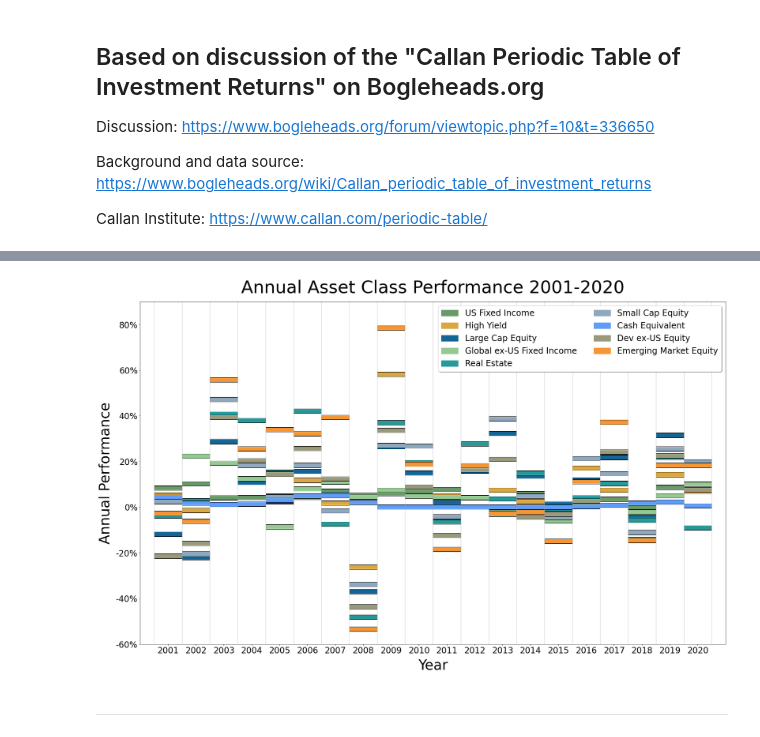
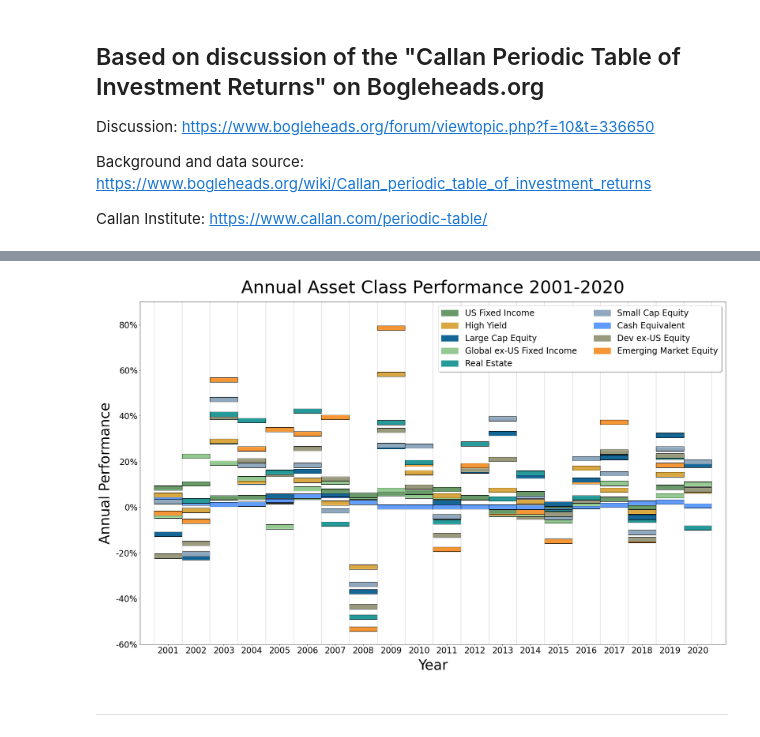
Before and after one commit to jsprag/Callan-Chart, a Jupyter notebook: Callan_Chart.ipynb, the cells around one changed output, grey strips where cells are left out. Cells and saved outputs as stored; diff of their text form; code cells hidden in the pictures.

Commit message:
Use z-order
Set z-order of plots on annual asset rectangular boxes so that within each year the lower performers are on a deeper layer than higher performers.

```diff
--- a/Callan_Chart.ipynb
+++ b/Callan_Chart.ipynb
@@ -73,7 +73,7 @@ title_size= 50
 legend_size = 24
 suptitle_size = 30
 # %%
-def draw_box(year, pct, height, facecolor, edgecolor, alpha=1.0):
+def draw_box(year, pct, height, facecolor, edgecolor, alpha=1.0, z_order = 1):
     '''helper function to create matplotlib rectangle'''
     # set lower left corner
     x = year - 0.5
@@ -84,7 +84,7 @@ def draw_box(year, pct, height, facecolor, edgecolor, alpha=1.0):
     dy = height
 
     # create rectangle and add to plot
-    rect = mpatches.Rectangle((x,y), dx, dy, facecolor=facecolor, edgecolor=edgecolor, alpha=alpha)
+    rect = mpatches.Rectangle((x,y), dx, dy, facecolor=facecolor, edgecolor=edgecolor, alpha=alpha, zorder = z_order)
     ax.add_patch(rect)
 # %%
 # find max and min values for plot scaling
@@ -127,50 +127,60 @@ height = 2
 edgecolor = 'black'
 
 # iterate through table values and call function to draw rectangles
-for i in df.index:
-    for c in df.columns:
-        val = df[c].loc[i]
-        draw_box(i, val, height, colors[c], edgecolor, alpha)
+# sort each year so that rectangles are drawn from lowest performer to highest
+
+# iterate through each year in index
+for year in df.index:
+    # create temporary series for given year, sorted in ascending order by performance
+    temp = df.loc[year].sort_values()
+    # go through each class in ascending order
+    for c in range(len(temp)):
+        # extract performance of class 'c' in year
+        val = temp[c]
+        # set z-order so that lower performers are underneath higher performers
+        z_order = c
+        # draw rectangle with call to function
+        draw_box(year, val, height, colors[temp.index[c]], edgecolor, alpha, z_order)
 
         # add label to max and min
         if min_max:
-            if val == df.max(axis=1)[i]:
-                ax.text(x=i, y=val+2, s=abbrevs[c], ha='center')
-            if val == df.min(axis=1)[i]:
-                plt.text(x=i, y=val-4, s=abbrevs[c], ha='center')
+            if val == df.max(axis=1)[year]:
+                ax.text(x=i, y=val+2, s=abbrevs[temp.index[c]], ha='center')
+            if val == df.min(axis=1)[year]:
+                plt.text(x=i, y=val-4, s=abbrevs[temp.index[c]], ha='center')
 
 # plot with custom line colors
 if mini_lines:
     for c in df.columns:
         plt.plot(df[c], color=colors[c], linewidth=mini_line_weight)
 
 # create legend entries
 legend = []
 for c in df.columns:
     legend.append(mpatches.Patch(color=colors[c], label=c))
 
 # draw legend
 plt.legend(handles=legend, ncol=2, loc=1, framealpha=1, shadow=0.5, fontsize=legend_size)
 
 # set axis ticks
 ax.set_xticks(df.index)
 plt.xticks(fontsize=tick_size)
 plt.yticks(fontsize=tick_size)
 plt.gca().yaxis.set_major_formatter(plt.matplotlib.ticker.StrMethodFormatter('{x:,.0f}%'))
 
 # label axes and title
 ax.set_xlabel('Year', fontsize=axes_size, labelpad=10)
 ax.set_ylabel('Annual Performance', fontsize=axes_size, labelpad=10)
 plt.title('Annual Asset Class Performance 2001-2020', fontsize=title_size, y=1.02)
 
 # display plot
 plt.show()
 
 line_name = '_lines' if mini_lines else ''
 minmax_name = '_minmax' if min_max else ''
 ax.figure.savefig(f"./images/callan_chart{line_name}{minmax_name}.png")
 # %% [output]
-[figure, old version]
+[figure, new version]
 # %% [markdown]
 ***
 # %% [markdown]
```
Also changed, not shown: 4 other files.
